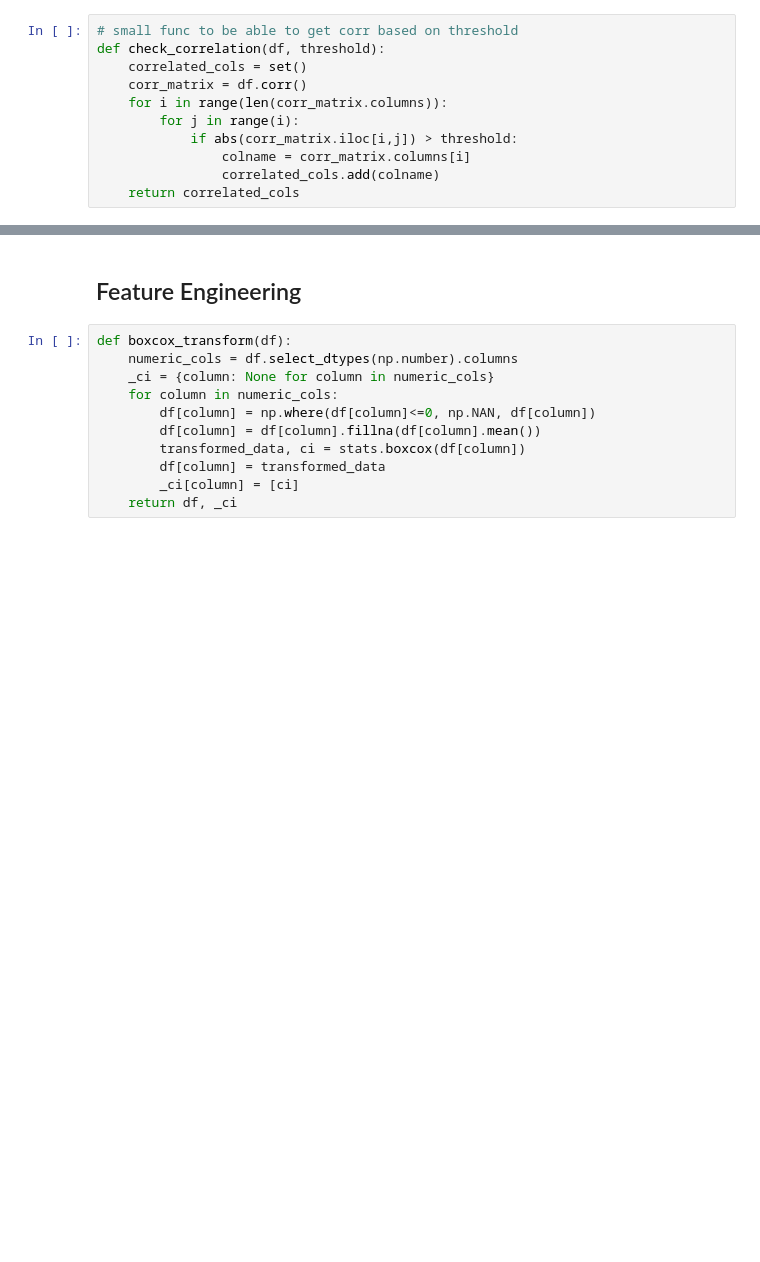
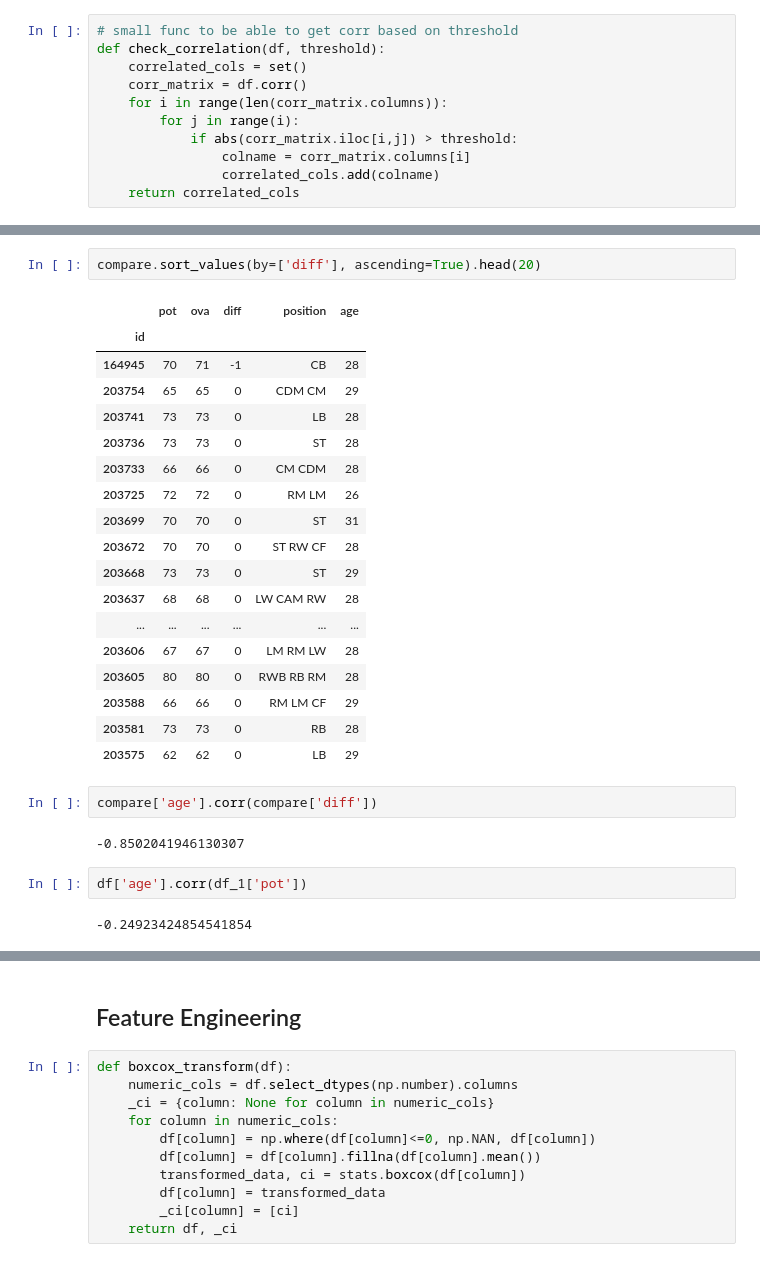
Before and after one commit to nataschaberg/lab-football-fifa-data, a Jupyter notebook: fifa-analysis.ipynb, the cells around one changed output, grey strips where cells are left out. Drawn from its saved outputs; the diff is of its cells as text; blank space fills up the shorter version.

```diff
--- a/fifa-analysis.ipynb
+++ b/fifa-analysis.ipynb
@@ -253,0 +272,29 @@ for column in df_1_num.columns:
+# %%
+compare.sort_values(by=['diff'], ascending=True).head(20)
+# %% [output]
+|  | pot | ova | diff | position | age |
+| id |  |  |  |  |  |
+| 164945 | 70 | 71 | -1 | CB | 28 |
+| 203754 | 65 | 65 | 0 | CDM CM | 29 |
+| 203741 | 73 | 73 | 0 | LB | 28 |
+| 203736 | 73 | 73 | 0 | ST | 28 |
+| 203733 | 66 | 66 | 0 | CM CDM | 28 |
+| 203725 | 72 | 72 | 0 | RM LM | 26 |
+| 203699 | 70 | 70 | 0 | ST | 31 |
+| 203672 | 70 | 70 | 0 | ST RW CF | 28 |
+| 203668 | 73 | 73 | 0 | ST | 29 |
+| 203637 | 68 | 68 | 0 | LW CAM RW | 28 |
+| ... | ... | ... | ... | ... | ... |
+| 203606 | 67 | 67 | 0 | LM RM LW | 28 |
+| 203605 | 80 | 80 | 0 | RWB RB RM | 28 |
+| 203588 | 66 | 66 | 0 | RM LM CF | 29 |
+| 203581 | 73 | 73 | 0 | RB | 28 |
+| 203575 | 62 | 62 | 0 | LB | 29 |
+# %%
+compare['age'].corr(compare['diff'])
+# %% [output]
+-0.8502041946130307
+# %%
+df['age'].corr(df_1['pot'])
+# %% [output]
+-0.24923424854541854
```
Also changed, not shown: parts of 38 cells of this notebook.
